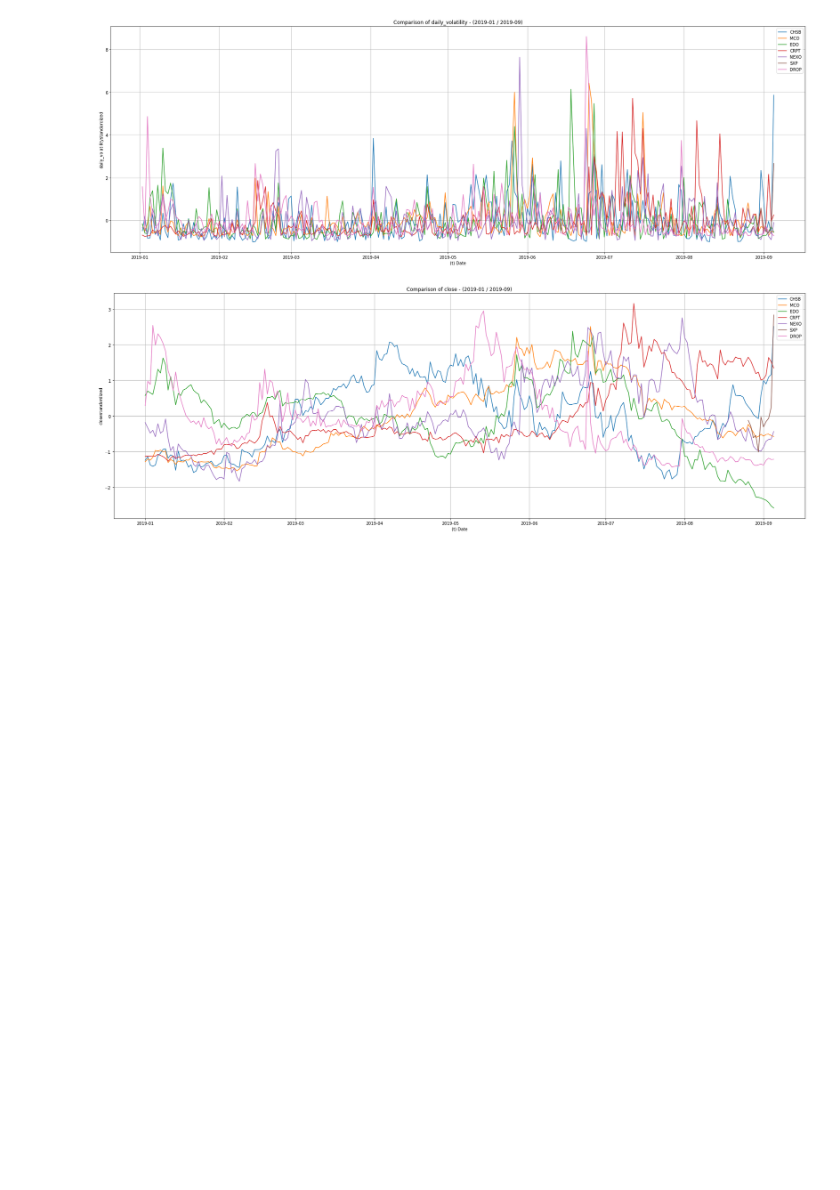
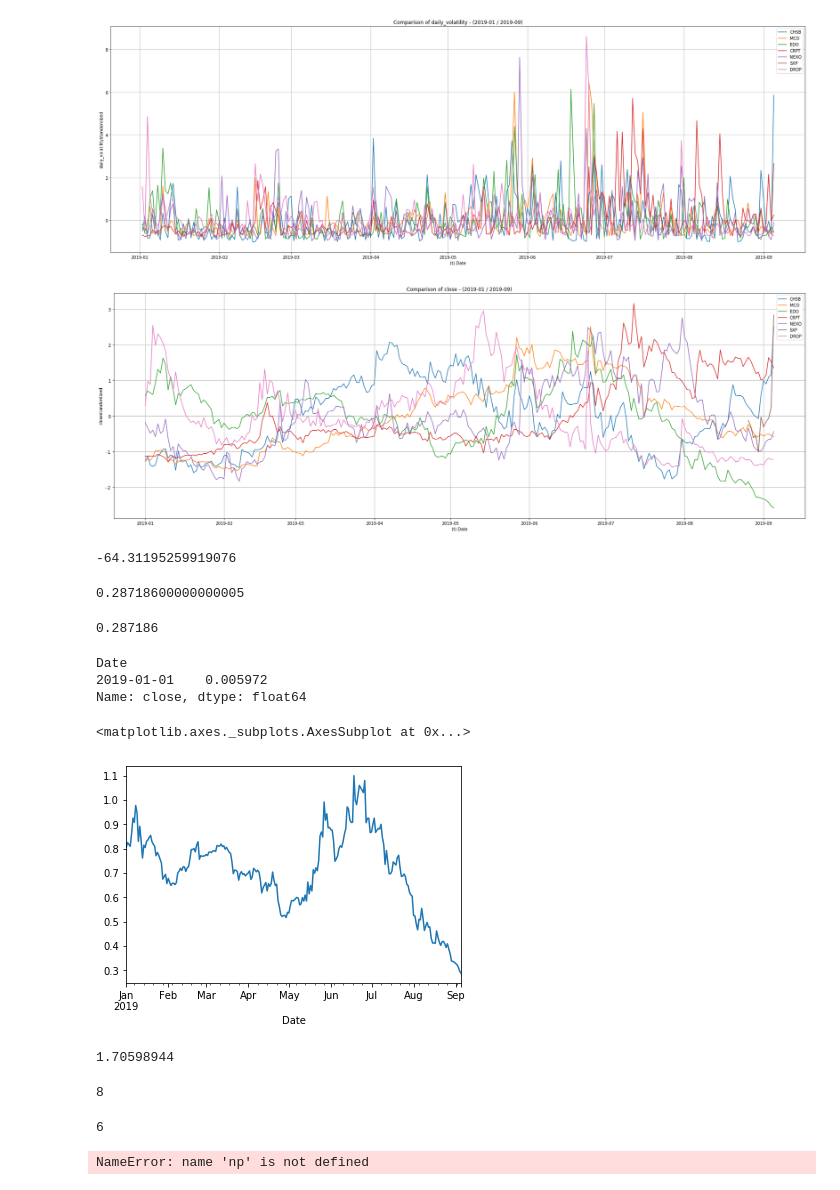
Before and after one commit to basgir/swissborg-tech-challenge, a Jupyter notebook: crypto-analysis/Untitled.ipynb, the cells around one changed output. Cells and saved outputs as stored; diff of their text form; code cells hidden in the pictures; blank space fills up the shorter version.

```diff
--- a/crypto-analysis/Untitled.ipynb
+++ b/crypto-analysis/Untitled.ipynb
@@ -226,0 +272,37 @@ compare_crypto('close',crypto_dict, log=False, standardize=True)
+# %%
+r_t
+# %% [output]
+-64.31195259919076
+# %%
+print(P_0 * (1+(r_t/100)))
+P_n
+# %% [output]
+0.28718600000000005
+0.287186
+# %%
+crypto_dict['CHSB'].data['close'].tail(1)# 200
+# %% [output]
+Date
+2019-01-01    0.005972
+Name: close, dtype: float64
+# %%
+crypto_dict['EDO'].data['close'].plot()
+# %% [output]
+<matplotlib.axes._subplots.AxesSubplot at 0x...>
+[figure, added]
+# %%
+P_0 * 2.12
+# %% [output]
+1.70598944
+# %%
+len(crypto_dict['EDO'].data['up'].iloc[100:114][crypto_dict['EDO'].data['up'].iloc[100:114] != 0])
+# %% [output]
+8
+# %%
+len(crypto_dict['EDO'].data['down'].iloc[100:114][crypto_dict['EDO'].data['down'].iloc[100:114] != 0])
+# %% [output]
+6
+# %%
+np.sum(crypto_dict['EDO'].data['up'].iloc[100:114][crypto_dict['EDO'].data['up'].iloc[100:114] != 0])/14
+# %% [output]
+NameError: name 'np' is not defined
```
Also changed, not shown: parts of 8 cells of this notebook, 53 other files.
